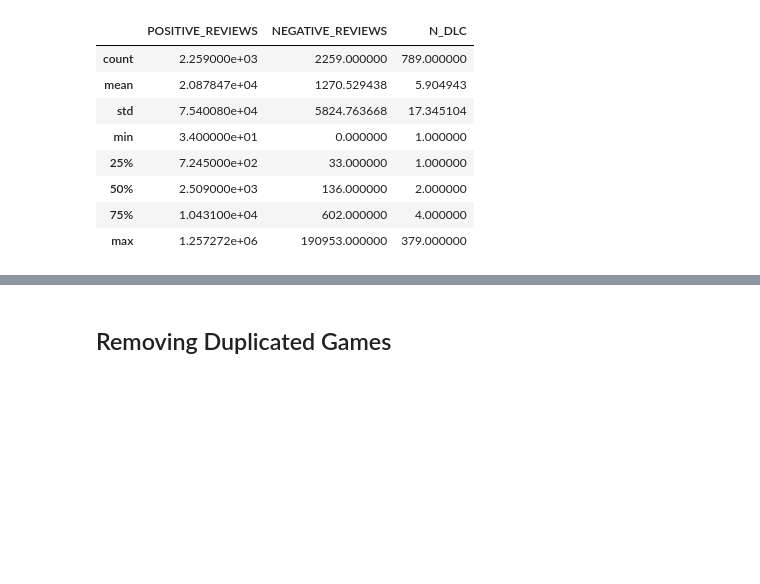
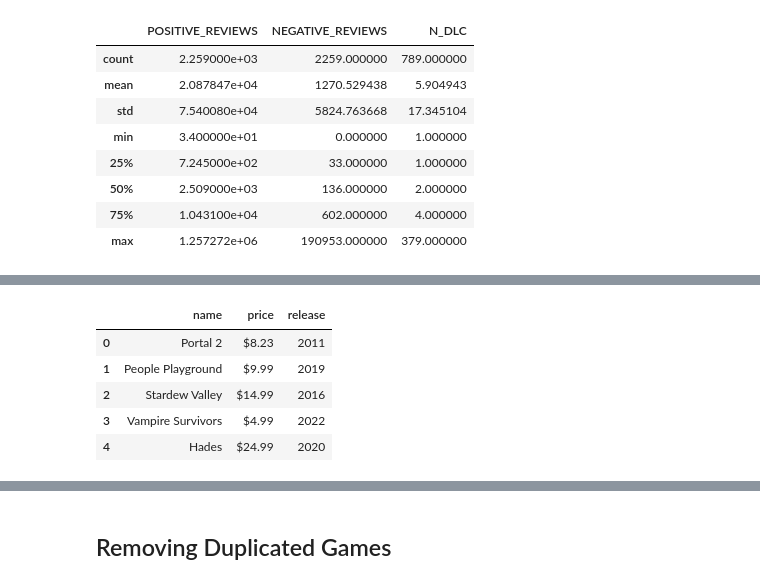
Before and after one commit to F102M8/data-science-project, a Jupyter notebook: Preprocesing.ipynb, the cells around one changed output, grey strips where cells are left out. Cells and saved outputs as stored; diff of their text form; code cells hidden in the pictures; blank space fills up the shorter version.

```diff
--- a/Preprocesing.ipynb
+++ b/Preprocesing.ipynb
@@ -69,3 +69,12 @@ df.describe(include='object')
 | unique | 2088 | 325 | 3 | 36 | 1668 | 6 | ... |
 | top | TOEM | Store Genres Action (1), Adventur... | review_score 8 | 1 Languages | Square Enix | Windows | ... |
 | freq | 4 | 113 | 1355 | 583 | 16 | 1294 | ... |
+# %%
+game_details.head()
+# %% [output]
+|  | name | price | release |
+| 0 | Portal 2 | $8.23 | 2011 |
+| 1 | People Playground | $9.99 | 2019 |
+| 2 | Stardew Valley | $14.99 | 2016 |
+| 3 | Vampire Survivors | $4.99 | 2022 |
+| 4 | Hades | $24.99 | 2020 |
```
Also changed, not shown: parts of 75 cells of this notebook, 4 other files.
